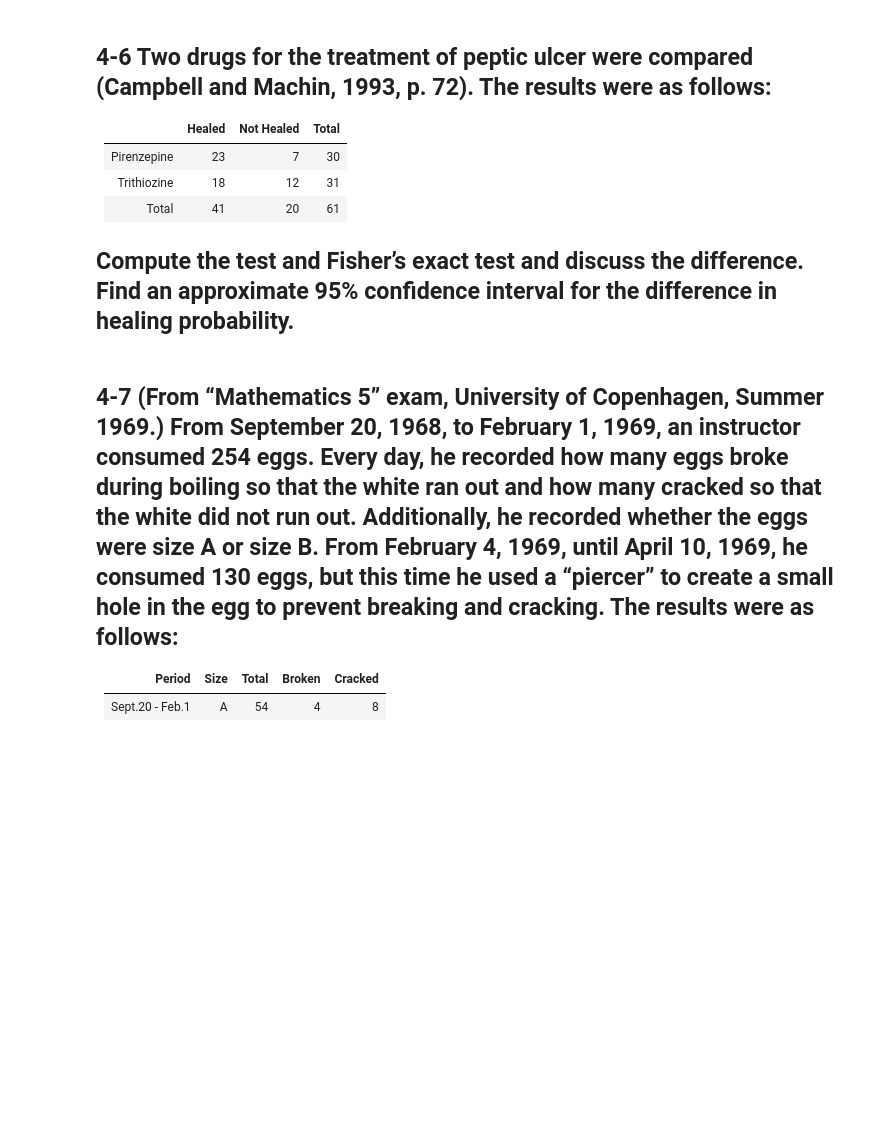
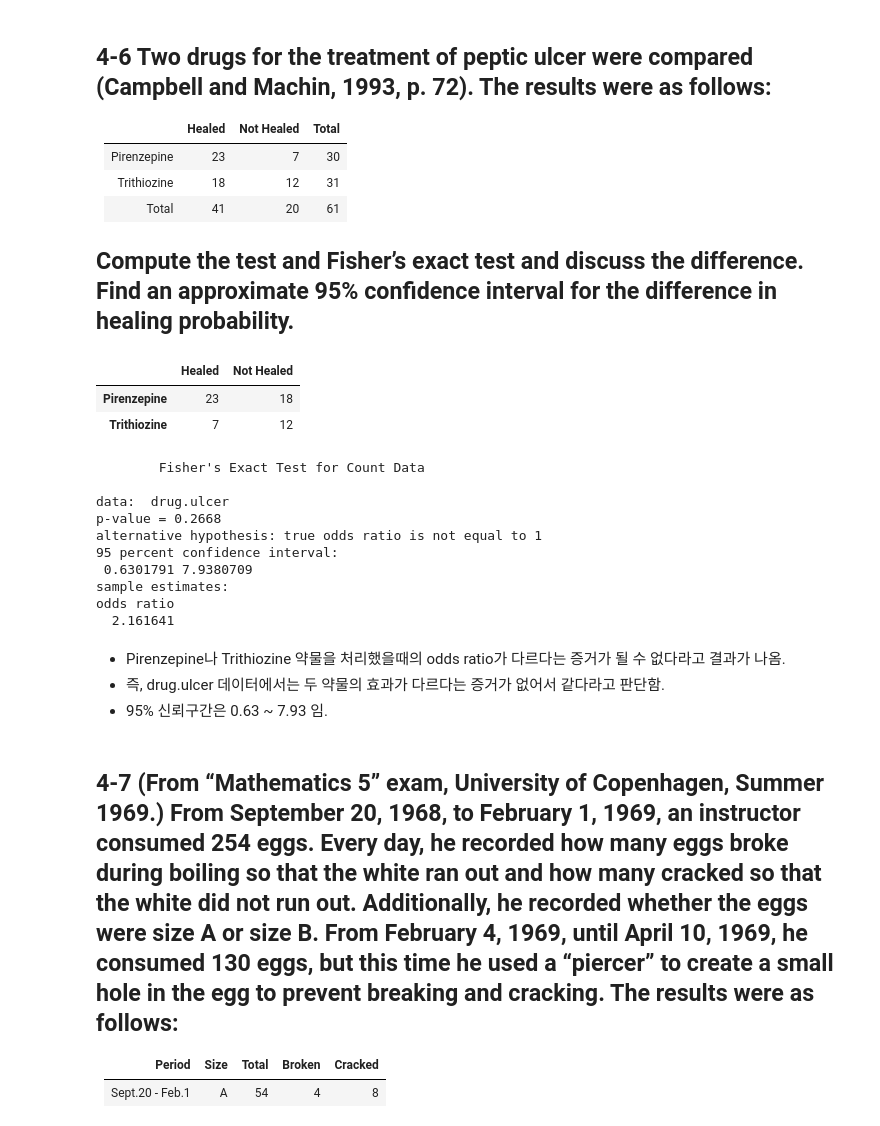
Before and after one commit to braveji18/mystudy, a Jupyter notebook: 01_school/12_데이터분석방법론1/homework_01.ipynb, the cells around one changed output. Saved outputs shown, nothing was run; the diff lists cells and outputs as text; code cells hidden in the pictures; blank space fills up the shorter version.

```diff
--- a/01_school/12_데이터분석방법론1/homework_01.ipynb
+++ b/01_school/12_데이터분석방법론1/homework_01.ipynb
@@ -475,6 +475,31 @@ P value adjustment method: bonferroni
 
 
 ##  Compute the   test and Fisher’s exact test and discuss the difference. Find an approximate 95% confidence interval for the difference in healing probability.
+# %%
+drug.ulcer <- matrix(  c(23, 7, 18, 12), 2  )
+
+colnames( drug.ulcer ) <- c("Healed","Not Healed")
+rownames( drug.ulcer ) <- c("Pirenzepine","Trithiozine")
+drug.ulcer
+fisher.test( drug.ulcer )
+# %% [output]
+|  | Healed | Not Healed |
+| Pirenzepine | 23 | 18 |
+| Trithiozine | 7 | 12 |
+        Fisher's Exact Test for Count Data
+
+data:  drug.ulcer
+p-value = 0.2668
+alternative hypothesis: true odds ratio is not equal to 1
+95 percent confidence interval:
+ 0.6301791 7.9380709
+sample estimates:
+odds ratio
+  2.161641
+# %% [markdown]
+- Pirenzepine나 Trithiozine 약물을 처리했을때의 odds ratio가 다르다는 증거가 될 수 없다라고 결과가 나옴.
+- 즉, drug.ulcer 데이터에서는 두 약물의 효과가 다르다는 증거가 없어서 같다라고 판단함.
+- 95% 신뢰구간은 0.63 ~ 7.93 임.
 # %% [markdown]
 ## 4-7  (From “Mathematics 5” exam, University of Copenhagen, Summer 1969.) From September 20, 1968, to February 1, 1969, an instructor consumed 254 eggs. Every day, he recorded how many eggs broke during boiling so that the white ran out and how many cracked so that the white did not run out. Additionally, he recorded whether the eggs were size A or size B. From February 4, 1969, until April 10, 1969, he consumed 130 eggs, but this time he used a “piercer” to create a small hole in the egg to prevent breaking and cracking. The results were as follows:
 
```
Also changed, not shown: parts of 3 cells of this notebook.
